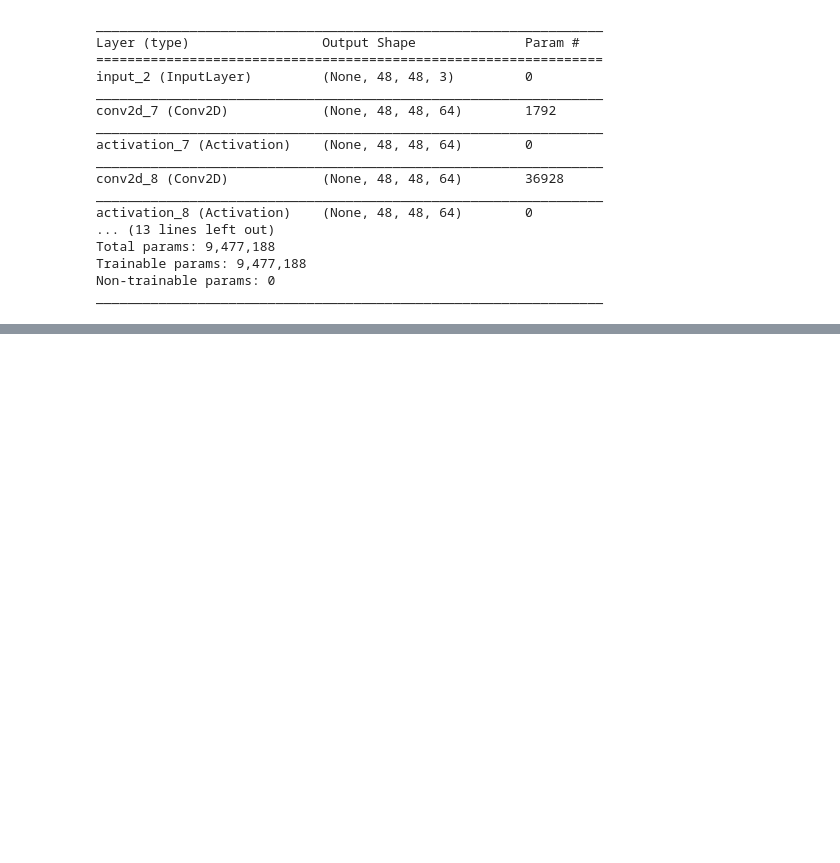
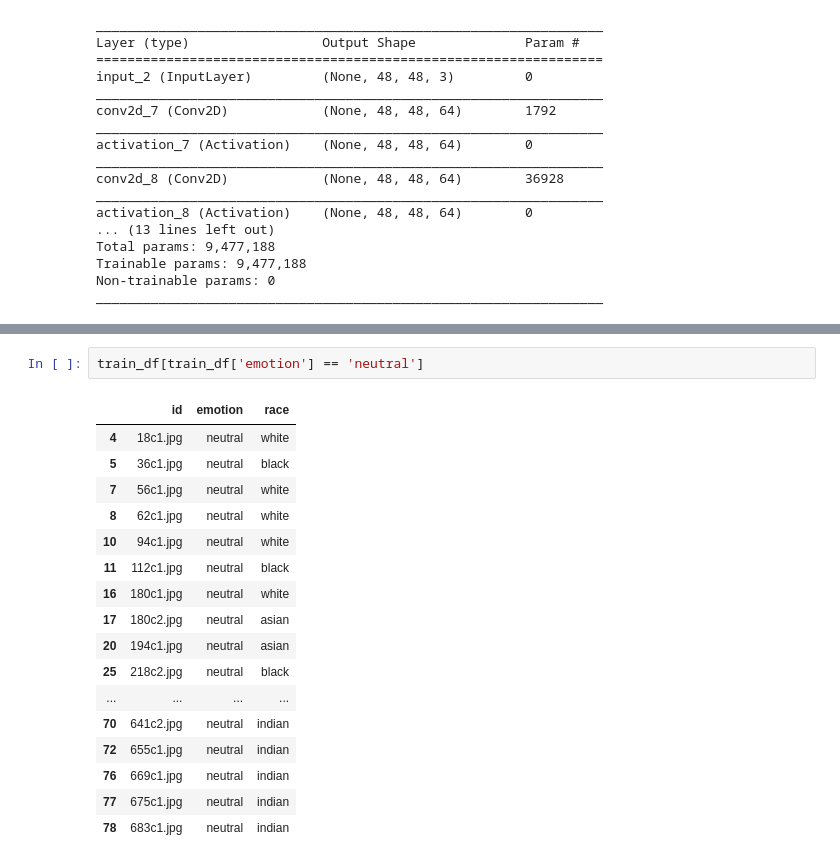
Before and after one commit to ShubhamShaswat/TCS-Humain, a Jupyter notebook: emotion_detection1.ipynb, the cells around one changed output, grey strips where cells are left out. Cells and saved outputs as stored; diff of their text form; blank space fills up the shorter version.

```diff
--- a/emotion_detection1.ipynb
+++ b/emotion_detection1.ipynb
@@ -240,0 +239,20 @@ cv2_imshow(cv2.imread(image_name))
+# %%
+train_df[train_df['emotion'] == 'neutral']
+# %% [output]
+|  | id | emotion | race |
+| 4 | 18c1.jpg | neutral | white |
+| 5 | 36c1.jpg | neutral | black |
+| 7 | 56c1.jpg | neutral | white |
+| 8 | 62c1.jpg | neutral | white |
+| 10 | 94c1.jpg | neutral | white |
+| 11 | 112c1.jpg | neutral | black |
+| 16 | 180c1.jpg | neutral | white |
+| 17 | 180c2.jpg | neutral | asian |
+| 20 | 194c1.jpg | neutral | asian |
+| 25 | 218c2.jpg | neutral | black |
+| ... | ... | ... | ... |
+| 70 | 641c2.jpg | neutral | indian |
+| 72 | 655c1.jpg | neutral | indian |
+| 76 | 669c1.jpg | neutral | indian |
+| 77 | 675c1.jpg | neutral | indian |
+| 78 | 683c1.jpg | neutral | indian |
```
Also changed, not shown: parts of 10 cells of this notebook.
